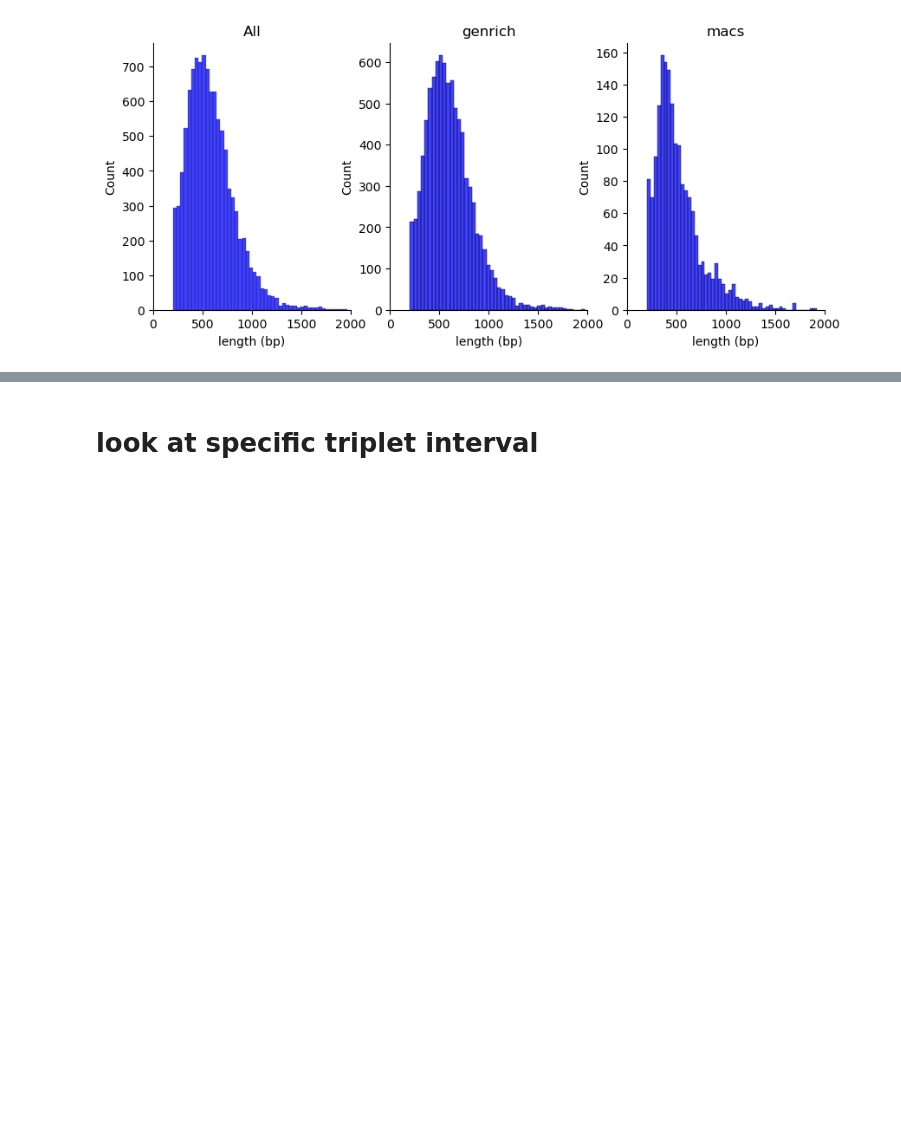
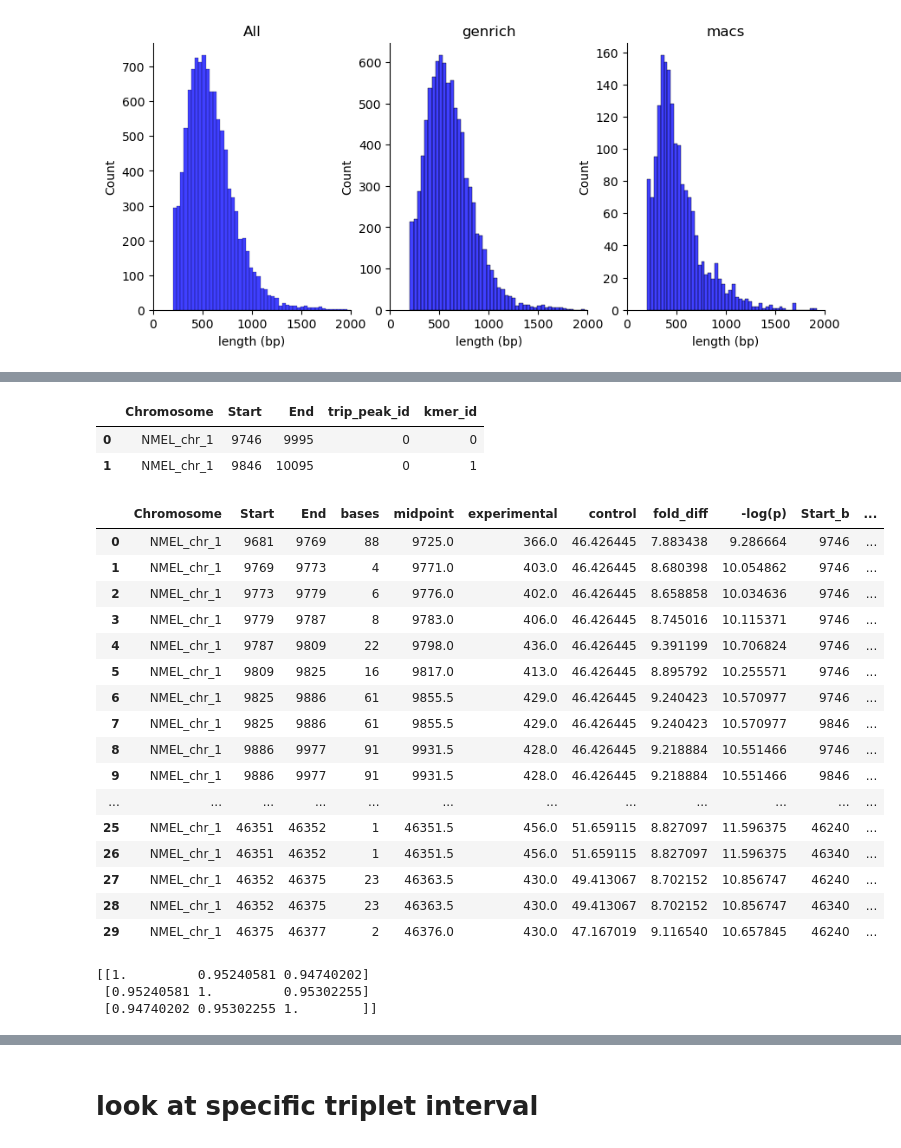
Before and after one commit to brian-arnold/STARRseq_code, a Jupyter notebook: notebooks/02_compare_peak_callers_across_bioreps_REFACTORED.ipynb, the cells around one changed output, grey strips where cells are left out. Cells and saved outputs as stored; diff of their text form; code cells hidden in the pictures; blank space fills up the shorter version.

```diff
--- a/notebooks/02_compare_peak_callers_across_bioreps_REFACTORED.ipynb
+++ b/notebooks/02_compare_peak_callers_across_bioreps_REFACTORED.ipynb
@@ -112,6 +119,14 @@ after filtering: 46182
 # load by reading in all lines instead, then importing into table
 # then use pyranges to merge overlapping intervals
 repeat_pr = fn.load_repeat_modeler_intervals(repeat_file)
+
+# open reference genome ref_genome, count the length of each chromosome, and store in a dictionary
+fasta_sequences = Fasta(ref_genome)
+
+scaff_lengths = defaultdict(int)
+# Iterate over the sequences and print their names and lengths
+for sequence_name in fasta_sequences.keys():
+    scaff_lengths[sequence_name] = len(fasta_sequences[sequence_name])
 # %%
 # note for Genrich, peaks thresholded by q value selects for wider peaks with larger q values
 fig, axs = plt.subplots(1, 1, figsize=(10, 4), sharex=True, sharey=True)
@@ -472,0 +556,51 @@ trips_df["F3_wavg"] = pile3_trips_wavgs
+# %%
+kmer_df[kmer_df['trip_peak_id']==0]
+# %% [output]
+|  | Chromosome | Start | End | trip_peak_id | kmer_id |
+| 0 | NMEL_chr_1 | 9746 | 9995 | 0 | 0 |
+| 1 | NMEL_chr_1 | 9846 | 10095 | 0 | 1 |
+# %%
+# overlap kmer windows with pileup to calculate the average fold difference within each kmer window, weights by the intervals in the pileup file
+kmer_pr = pr.PyRanges(kmer_df)
+pile1_kmers = pile1.join(kmer_pr, report_overlap=True, how='right').df
+pile2_kmers = pile2.join(kmer_pr, report_overlap=True, how='right').df
+pile3_kmers = pile3.join(kmer_pr, report_overlap=True, how='right').df
+
+pile1_kmers.head(30)
+# %% [output]
+|  | Chromosome | Start | End | bases | midpoint | experimental | control | fold_diff | -log(p) | Start_b | ... |
+| 0 | NMEL_chr_1 | 9681 | 9769 | 88 | 9725.0 | 366.0 | 46.426445 | 7.883438 | 9.286664 | 9746 | ... |
+| 1 | NMEL_chr_1 | 9769 | 9773 | 4 | 9771.0 | 403.0 | 46.426445 | 8.680398 | 10.054862 | 9746 | ... |
+| 2 | NMEL_chr_1 | 9773 | 9779 | 6 | 9776.0 | 402.0 | 46.426445 | 8.658858 | 10.034636 | 9746 | ... |
+| 3 | NMEL_chr_1 | 9779 | 9787 | 8 | 9783.0 | 406.0 | 46.426445 | 8.745016 | 10.115371 | 9746 | ... |
+| 4 | NMEL_chr_1 | 9787 | 9809 | 22 | 9798.0 | 436.0 | 46.426445 | 9.391199 | 10.706824 | 9746 | ... |
+| 5 | NMEL_chr_1 | 9809 | 9825 | 16 | 9817.0 | 413.0 | 46.426445 | 8.895792 | 10.255571 | 9746 | ... |
+| 6 | NMEL_chr_1 | 9825 | 9886 | 61 | 9855.5 | 429.0 | 46.426445 | 9.240423 | 10.570977 | 9746 | ... |
+| 7 | NMEL_chr_1 | 9825 | 9886 | 61 | 9855.5 | 429.0 | 46.426445 | 9.240423 | 10.570977 | 9846 | ... |
+| 8 | NMEL_chr_1 | 9886 | 9977 | 91 | 9931.5 | 428.0 | 46.426445 | 9.218884 | 10.551466 | 9746 | ... |
+| 9 | NMEL_chr_1 | 9886 | 9977 | 91 | 9931.5 | 428.0 | 46.426445 | 9.218884 | 10.551466 | 9846 | ... |
+| ... | ... | ... | ... | ... | ... | ... | ... | ... | ... | ... | ... |
+| 25 | NMEL_chr_1 | 46351 | 46352 | 1 | 46351.5 | 456.0 | 51.659115 | 8.827097 | 11.596375 | 46240 | ... |
+| 26 | NMEL_chr_1 | 46351 | 46352 | 1 | 46351.5 | 456.0 | 51.659115 | 8.827097 | 11.596375 | 46340 | ... |
+| 27 | NMEL_chr_1 | 46352 | 46375 | 23 | 46363.5 | 430.0 | 49.413067 | 8.702152 | 10.856747 | 46240 | ... |
+| 28 | NMEL_chr_1 | 46352 | 46375 | 23 | 46363.5 | 430.0 | 49.413067 | 8.702152 | 10.856747 | 46340 | ... |
+| 29 | NMEL_chr_1 | 46375 | 46377 | 2 | 46376.0 | 430.0 | 47.167019 | 9.116540 | 10.657845 | 46240 | ... |
+# %%
+f_wavg = lambda x: np.average(x.fold_diff, weights=x.Overlap) # make sure to weight by overlap, not 'bases' which comes from the original pileup
+
+pile1_kmers_wavgs = pile1_kmers.groupby('kmer_id').apply(f_wavg)
+pile2_kmers_wavgs = pile2_kmers.groupby('kmer_id').apply(f_wavg)
+pile3_kmers_wavgs = pile3_kmers.groupby('kmer_id').apply(f_wavg)
+
+kmer_df["F1_pileup_wavg"] = pile1_kmers_wavgs
+kmer_df["F2_pileup_wavg"] = pile2_kmers_wavgs
+kmer_df["F3_pileup_wavg"] = pile3_kmers_wavgs
+
+print(np.corrcoef(kmer_df[['F1_pileup_wavg', 'F2_pileup_wavg', 'F3_pileup_wavg']], rowvar=False))
+
+kmer_df["median_pileup_wavg"] = kmer_df[['F1_pileup_wavg', 'F2_pileup_wavg', 'F3_pileup_wavg']].median(axis=1)
+kmer_df['sequence'] = pr.get_sequence(pr.PyRanges(kmer_df), ref_genome)
+# %% [output]
+[[1.         0.95240581 0.94740202]
+ [0.95240581 1.         0.95302255]
+ [0.94740202 0.95302255 1.        ]]
```
Also changed, not shown: parts of 40 cells of this notebook.
